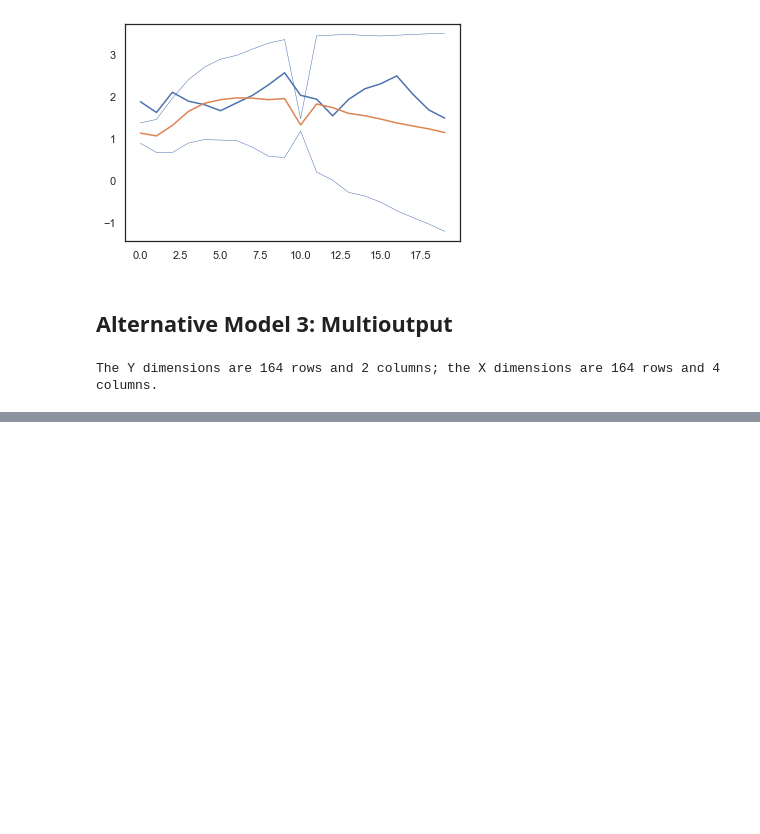
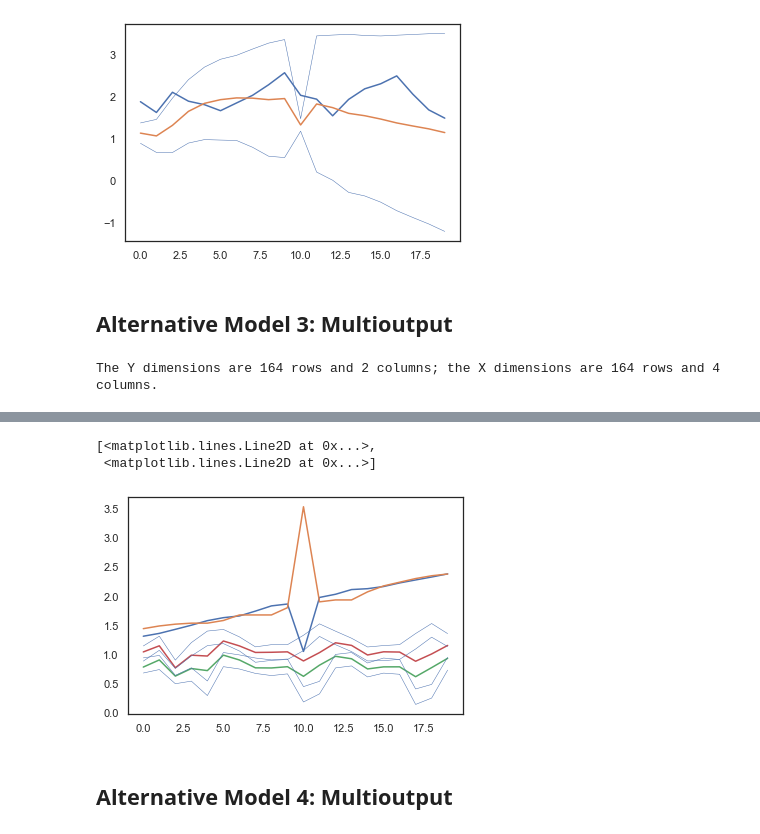
Before and after one commit to epidemic-research-team/compartmental-epidemic-model, a Jupyter notebook: GP for COVID.ipynb, the cells around one changed output, grey strips where cells are left out. Saved outputs shown, nothing was run; the diff lists cells and outputs as text; code cells hidden in the pictures; blank space fills up the shorter version.

Commit message:
Added Multioutput GP

```diff
--- a/GP for COVID.ipynb
+++ b/GP for COVID.ipynb
@@ -1116,0 +1125,15 @@ InvalidArgumentError: Incompatible shapes: [144,2,2] vs. [144,144] [Op:AddV2]
+# %%
+# The test US data are
+
+mean_test, var_test = m.predict_f(X_test)
+
+plt.plot(y_test)
+plt.plot(mean_test)
+plt.plot(mean_test + 2 * np.sqrt(var_test), "C0", lw=0.5)
+plt.plot(mean_test - 2 * np.sqrt(var_test), "C0", lw=0.5)
+# %% [output]
+[<matplotlib.lines.Line2D at 0x...>,
+ <matplotlib.lines.Line2D at 0x...>]
+[figure, added]
+# %% [markdown]
+## Alternative Model 4: Multioutput
```
Also changed, not shown: parts of 12 cells of this notebook.
